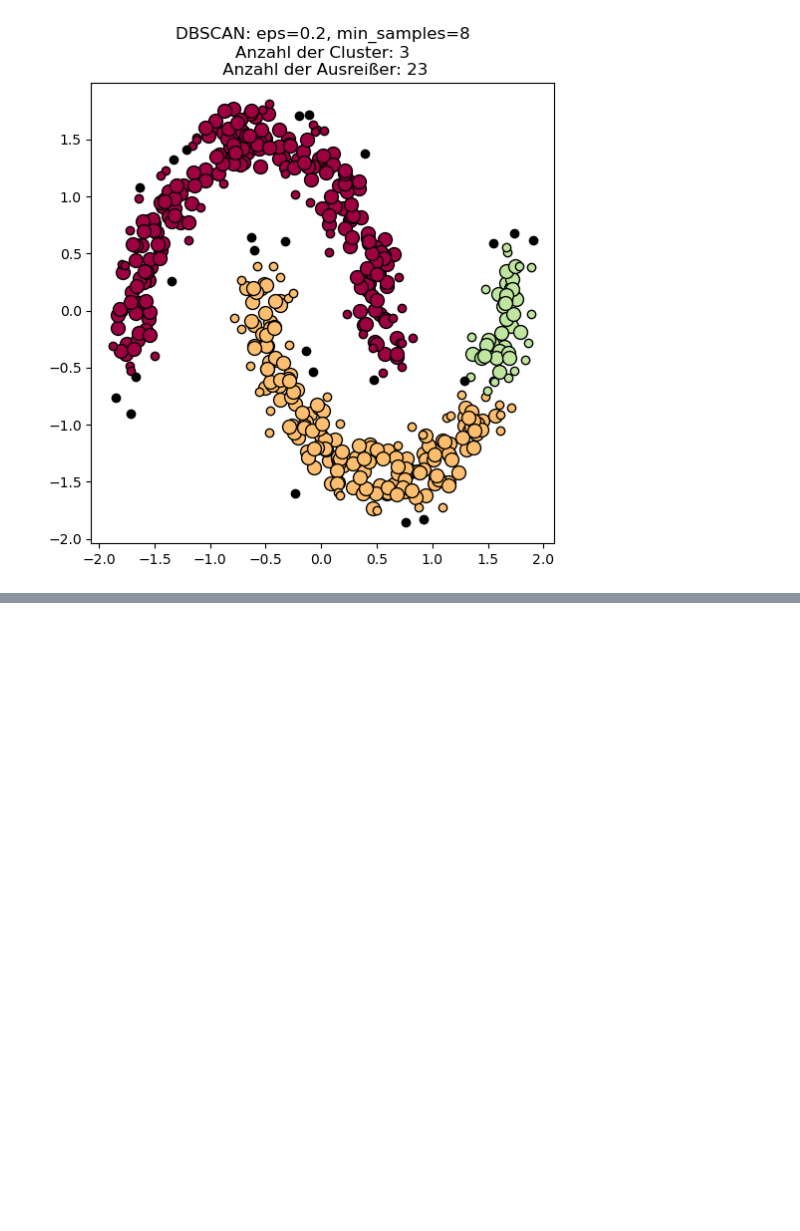
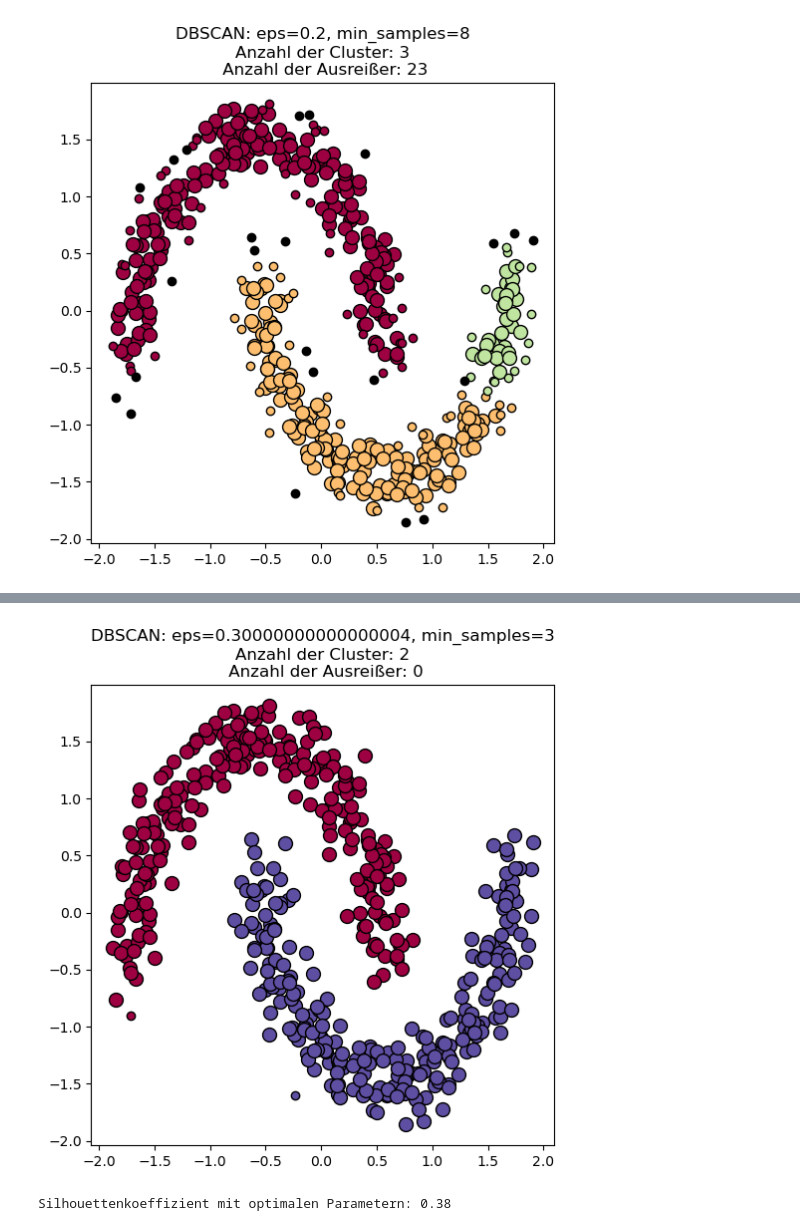
Before and after one commit to undercoverprincess13/DBSCAN, a Jupyter notebook: DBSCAN.ipynb, the cells around one changed output, grey strips where cells are left out. Saved outputs shown, nothing was run; the diff lists cells and outputs as text; code cells hidden in the pictures; blank space fills up the shorter version.

```diff
--- a/DBSCAN.ipynb
+++ b/DBSCAN.ipynb
@@ -280,0 +432,21 @@ HBox(children=(FloatSlider(value=0.2, description='eps', max=0.5, min=0.05, step
+# %%
+# ---------------------------------------------
+# Schritt 4: Anwendung der optimalen Parameter und Visualisierung
+# ---------------------------------------------
+
+# Wir verwenden die besten gefundenen Parameter
+eps_value = best_eps
+min_samples_value = best_min_samples
+
+# Wir führen den DBSCAN-Algorithmus erneut mit den optimalen Parametern aus
+labels, core_samples_mask, n_clusters = perform_dbscan(X, eps_value, min_samples_value)
+
+# Wir plotten die Ergebnisse mit den optimalen Parametern
+plot_clusters(X, labels, core_samples_mask, n_clusters, eps_value, min_samples_value)
+
+# Wir geben den Silhouettenkoeffizienten erneut aus
+sil_score = calculate_silhouette(X, labels)
+print(f'Silhouettenkoeffizient mit optimalen Parametern: {sil_score:.2f}')
+# %% [output]
+[figure, added]
+Silhouettenkoeffizient mit optimalen Parametern: 0.38
```
Also changed, not shown: parts of 15 cells of this notebook.
